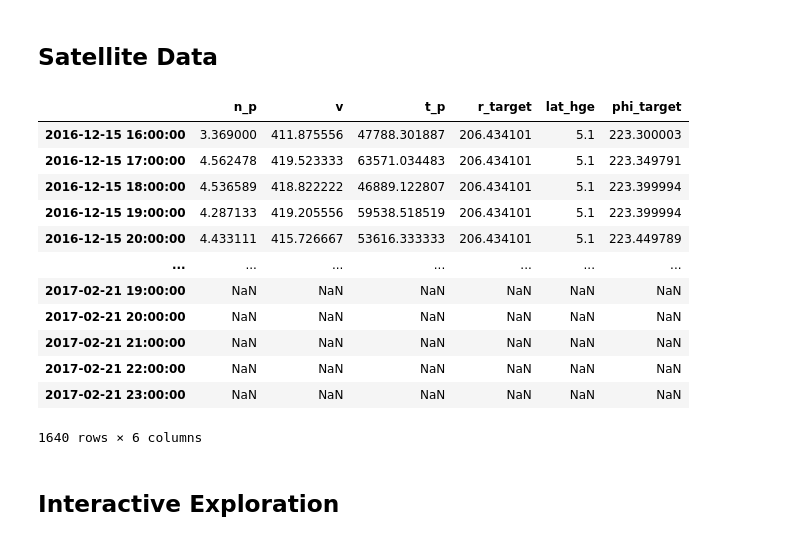
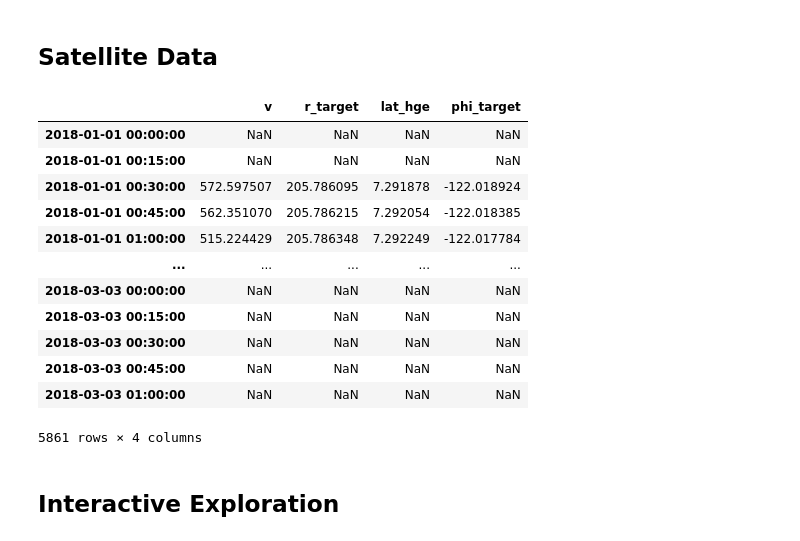
Before and after one commit to oscu0/helio-n, a Jupyter notebook: SW 3.ipynb, the cells around one changed output. Drawn from its saved outputs; the diff is of its cells as text; code cells hidden in the pictures.

```diff
--- a/SW 3.ipynb
+++ b/SW 3.ipynb
@@ -70,8 +76,7 @@ runtime = load_sw_runtime_spec()
 slow_sw_patch = True
 
 # Keep short aliases for the repeated physics terms used throughout the notebook.
-# superresolution_enabled = bool(ballistic["superresolution_enabled"])
-superresolution_enabled = False
+superresolution_enabled = bool(ballistic["superresolution_enabled"])
 
 time_step_minutes = (
     int(ballistic["superresolution_step_minutes"])
@@ -82,10 +87,9 @@ time_step_hours = float(time_step_minutes) / 60.0
 time_freq = f"{int(time_step_minutes)}min"
 phi_step_minutes = ballistic["phi_step_minutes"]
 
-cr_days = ballistic["cr_days"]
 r0 = ballistic["r0"]
-rSolar = ballistic["r_solar_km"]
 R_max = ballistic["r_max"]
+r_step = ballistic["r_step"]
 horizon_hours = ballistic["horizon_hours"]
 memory_guard_enabled = ballistic["memory_guard_enabled"]
 simulation_pad_days = ballistic["simulation_pad_days"]
@@ -123,10 +127,10 @@ dense_memory_budget_gb: 10.0 | max_seed_batch: 256
 # %% [markdown]
 ## Data Loading And Input Speed Series
 # %%
-start_dt = pd.Timestamp("2016-12-15")
-end_dt = pd.Timestamp("2017-02-15")
+start_dt = pd.Timestamp("2018-01-01 00:00:00")
+end_dt = pd.Timestamp("2018-03-01 00:00:00")
 
-input_source = "parquet"
+input_source = "sql"
 input_parquet_path = Path("Data/CH Area.parquet")
 sql_query = DEFAULT_SQL_QUERY
 sql_connection_kwargs = DEFAULT_SQL_CONNECTION.copy()
@@ -205,10 +209,7 @@ Rows in df_ch_area: 1472
 # %% [markdown]
 ## Rotation And Geometry Constants
 # %%
-rotation = compute_rotation_state(
-    cr_days=cr_days,
-    phi_step_minutes=phi_step_minutes,
-)
+rotation = compute_rotation_state(phi_step_minutes=phi_step_minutes)
 cr_time = rotation.cr_time
 omega = rotation.omega
 phi_step = rotation.phi_step
@@ -223,5 +224,5 @@ print(
     "| superresolution:",
     superresolution_enabled,
 )
-print("r0:", r0, "| rSolar(km):", rSolar, "| R_max:", R_max)
+print("r0:", r0, "| R_max:", R_max, "| r_step:", r_step)
 # %% [output]
@@ -239,6 +240,7 @@ grid = build_grid_axes(
     phi_step=phi_step,
     r0=r0,
     r_max=R_max,
+    r_step=r_step,
     dense_memory_budget_gb=dense_memory_budget_gb,
     memory_guard_enabled=memory_guard_enabled,
 )
@@ -395,55 +397,51 @@ raw v min/max (max mode): (300.0, 704.135009765625)
 ## Satellite Data
 # %%
 stereo_parquet_path = Path(
-    "/Users/aosh/Developer/Shock-and-Awe/Data/2022-11-24 19-10-00/STEREO.parquet"
+    "/Users/aosh/Developer/Shock-and-Awe/Data/Custom/2018-01-01 00-00-00-2018-03-01 00-00-00/STEREO_A_PLASTIC.parquet"
 )
 earth_radii_per_solar_radius = 109.0763707060096
 
 stereo_a_df = pd.read_parquet(
     stereo_parquet_path,
     columns=[
-        "N_p",
         "V",
-        "T_p",
         "radialDistance",
         "heliographicLatitude",
         "heliographicLongitude",
     ],
 ).copy()
 stereo_a_df.index = pd.to_datetime(stereo_a_df.index, utc=True).tz_convert(None)
 stereo_a_df = stereo_a_df.loc[time_axis.min() : time_axis.max()]
 stereo_a_df = stereo_a_df.rename(
     columns={
-        "N_p": "n_p",
         "V": "v",
-        "T_p": "t_p",
         "radialDistance": "r_target",
         "heliographicLatitude": "lat_hge",
         "heliographicLongitude": "phi_target",
     }
 )
 for column in stereo_a_df.columns:
     stereo_a_df[column] = pd.to_numeric(stereo_a_df[column], errors="coerce")
 stereo_a_df["r_target"] = stereo_a_df["r_target"] / earth_radii_per_solar_radius
 stereo_a_df = stereo_a_df.resample(time_freq).mean().reindex(time_axis)
 stereo_a_df.attrs["sat"] = "stereo_a"
 stereo_a_df.attrs["label"] = "STEREO-A"
 stereo_a_df.attrs["coord_frame"] = "HGE"
 stereo_a_df
 # %% [output]
-|  | n_p | v | t_p | r_target | lat_hge | phi_target |
-| 2016-12-15 16:00:00 | 3.369000 | 411.875556 | 47788.301887 | 206.434101 | 5.1 | 223.300003 |
-| 2016-12-15 17:00:00 | 4.562478 | 419.523333 | 63571.034483 | 206.434101 | 5.1 | 223.349791 |
-| 2016-12-15 18:00:00 | 4.536589 | 418.822222 | 46889.122807 | 206.434101 | 5.1 | 223.399994 |
-| 2016-12-15 19:00:00 | 4.287133 | 419.205556 | 59538.518519 | 206.434101 | 5.1 | 223.399994 |
-| 2016-12-15 20:00:00 | 4.433111 | 415.726667 | 53616.333333 | 206.434101 | 5.1 | 223.449789 |
-| ... | ... | ... | ... | ... | ... | ... |
-| 2017-02-21 19:00:00 | NaN | NaN | NaN | NaN | NaN | NaN |
-| 2017-02-21 20:00:00 | NaN | NaN | NaN | NaN | NaN | NaN |
-| 2017-02-21 21:00:00 | NaN | NaN | NaN | NaN | NaN | NaN |
-| 2017-02-21 22:00:00 | NaN | NaN | NaN | NaN | NaN | NaN |
-| 2017-02-21 23:00:00 | NaN | NaN | NaN | NaN | NaN | NaN |
+|  | v | r_target | lat_hge | phi_target |
+| 2018-01-01 00:00:00 | NaN | NaN | NaN | NaN |
+| 2018-01-01 00:15:00 | NaN | NaN | NaN | NaN |
+| 2018-01-01 00:30:00 | 572.597507 | 205.786095 | 7.291878 | -122.018924 |
+| 2018-01-01 00:45:00 | 562.351070 | 205.786215 | 7.292054 | -122.018385 |
+| 2018-01-01 01:00:00 | 515.224429 | 205.786348 | 7.292249 | -122.017784 |
+| ... | ... | ... | ... | ... |
+| 2018-03-03 00:00:00 | NaN | NaN | NaN | NaN |
+| 2018-03-03 00:15:00 | NaN | NaN | NaN | NaN |
+| 2018-03-03 00:30:00 | NaN | NaN | NaN | NaN |
+| 2018-03-03 00:45:00 | NaN | NaN | NaN | NaN |
+| 2018-03-03 01:00:00 | NaN | NaN | NaN | NaN |
-1640 rows × 6 columns
+5861 rows × 4 columns
 # %% [markdown]
 ## Interactive Exploration
 # %%
```
Also changed, not shown: parts of 20 cells of this notebook, 9 other files.
